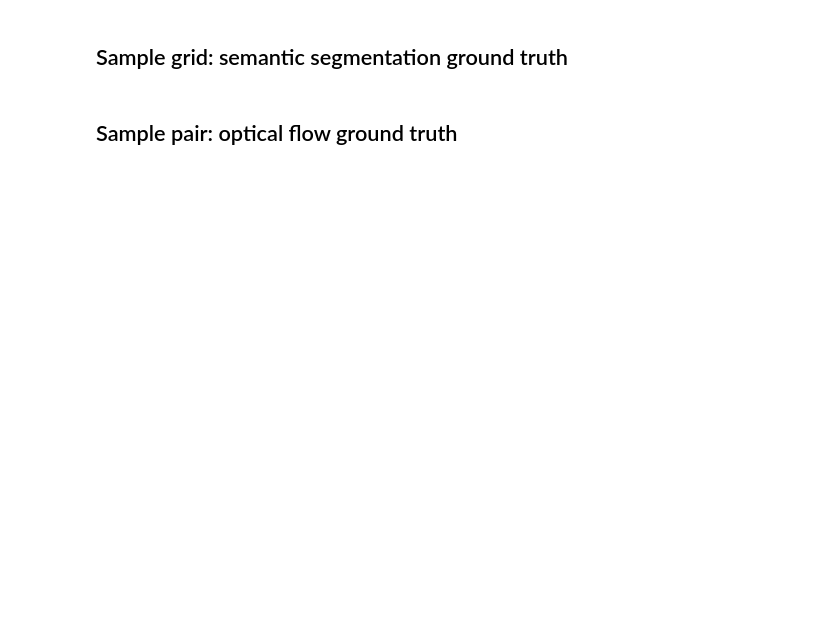
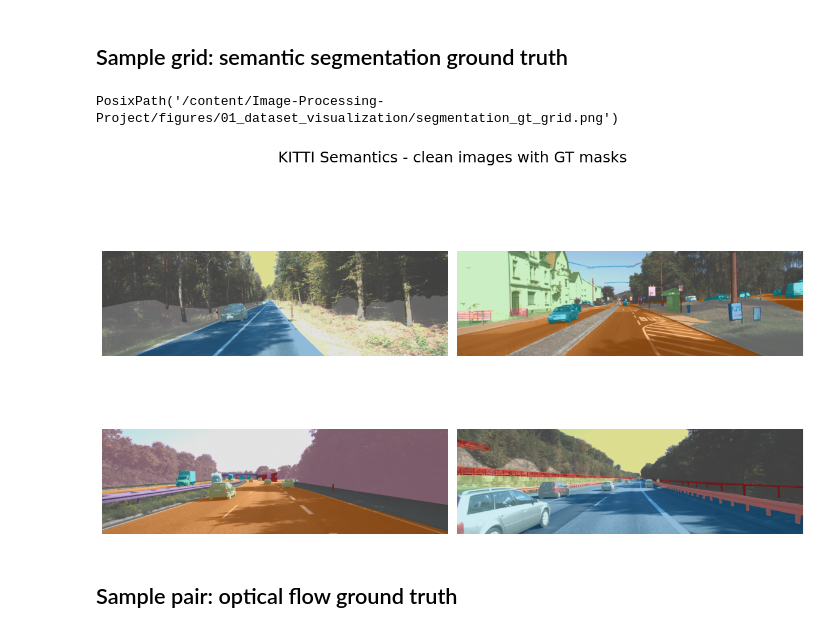
Before and after one commit to Shir-Siman-Tov/Image-Processing-Project, a Jupyter notebook: notebooks/01_dataset_visualization.ipynb, the cells around one changed output. Saved outputs shown, nothing was run; the diff lists cells and outputs as text; code cells hidden in the pictures; blank space fills up the shorter version.

```diff
--- a/notebooks/01_dataset_visualization.ipynb
+++ b/notebooks/01_dataset_visualization.ipynb
@@ -70,12 +78,15 @@ save_figure(fig, "01_dataset_visualization/detection_gt_grid.png")
 # %%
 fig, axes = plt.subplots(2, 2, figsize=(12, 8))
 for ax, sample in zip(axes.flat, segmentation_splits["train"][:4]):
     image = read_image(sample.image_path)
     mask = cv2.imread(str(sample.mask_path), cv2.IMREAD_UNCHANGED)
     plot_segmentation_mask(image, mask, ax=ax)
-fig.suptitle("KITTI Semantics - clean images with GT masks")
+fig.suptitle("KITTI Semantics - clean images with GT masks",fontsize = 18)
 fig.tight_layout()
 save_figure(fig, "01_dataset_visualization/segmentation_gt_grid.png")
+# %% [output]
+PosixPath('/content/Image-Processing-Project/figures/01_dataset_visualization/segmentation_gt_grid.png')
+[figure, added]
 # %% [markdown]
 ## Sample pair: optical flow ground truth
 # %%
```
Also changed, not shown: parts of 12 cells of this notebook.
